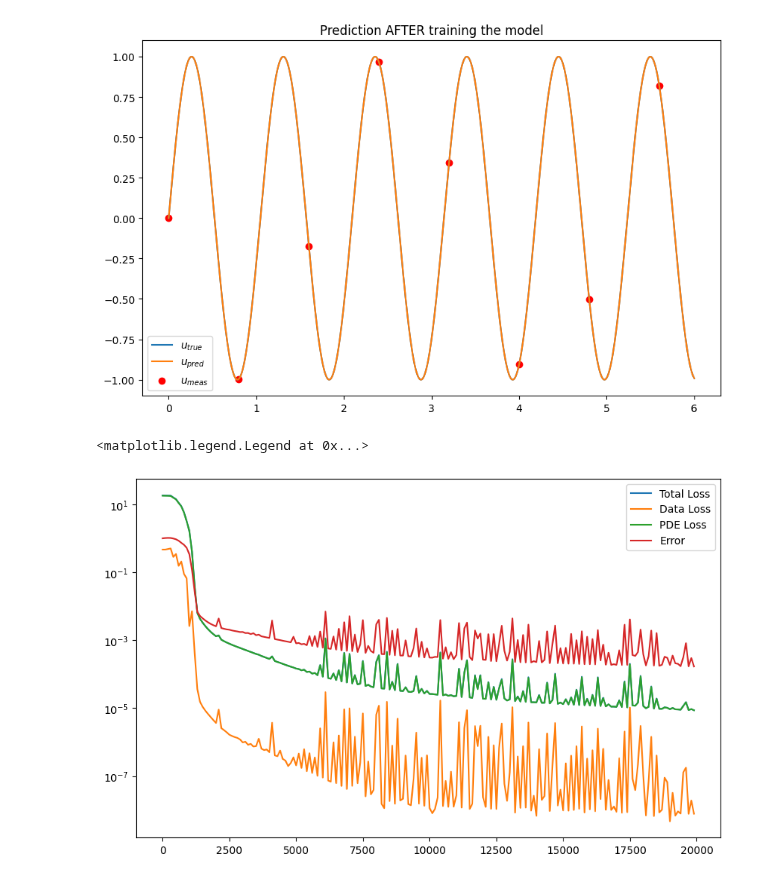
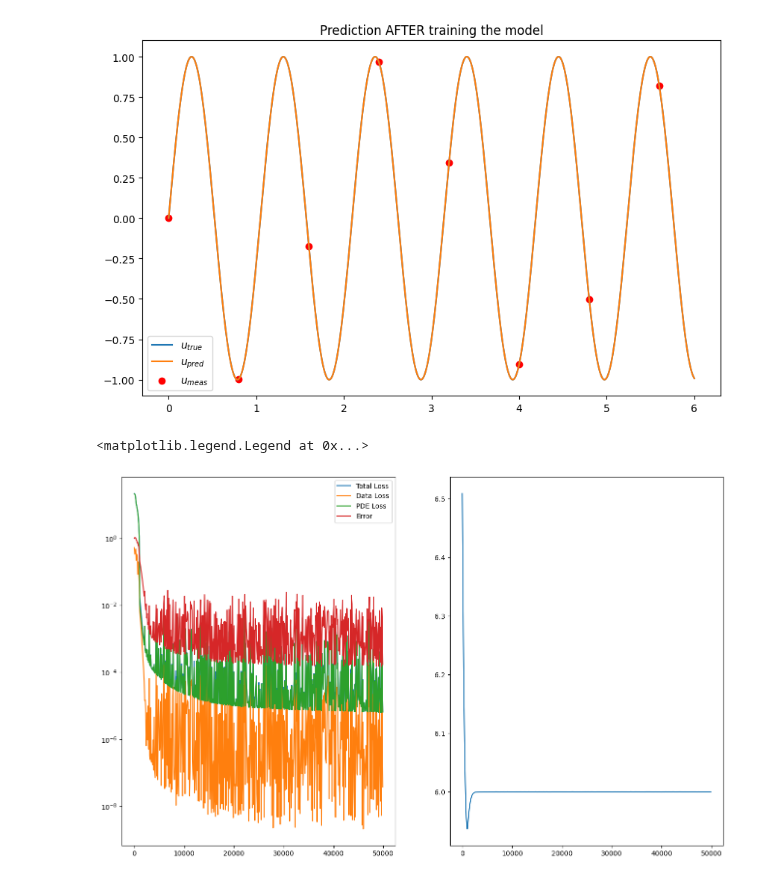
Before and after one commit to marcelogarret/projeto_mestrado, a Jupyter notebook: PINN_garret.ipynb, the cells around one changed output. Cells and saved outputs as stored; diff of their text form; code cells hidden in the pictures.

```diff
--- a/PINN_garret.ipynb
+++ b/PINN_garret.ipynb
@@ -50,8 +52,10 @@ The example was taken from https://arxiv.org/abs/2101.08366
 # %%
-x = np.linspace(0,6,1001)
+xmin, xmax = 0.0, 6.0
+
+x = np.linspace(xmin, xmax, 1001)
 
 # The spacing between the measurements is 0.8
-x_meas = np.arange(0,6,0.8)
+x_meas = np.arange(xmin, xmax, 0.8)
 n_meas = x_meas.shape[0]
 
 u_true = np.sin(6 * x)
@@ -204,7 +219,8 @@ Text(0.5, 1.0, 'Prediction BEFORE training the model')
 def train_step(state, batch):
     def pde_residual_fn(params, x):
         u_x = grad(state.apply_fn, argnums=1)(params, x)
-        res = u_x - 6. * jnp.cos(6. * x)
+        k = params["params"]["k"]
+        res = u_x - k * jnp.cos(k * x)
         return res
 
     # Define the loss function
@@ -238,21 +254,24 @@ data_loss_log = []
 pde_loss_log = []
 epoch_log = []
 error_log = []
+k_log = []
 
 # Since this is a very small example, we don't even need to create a fancy sampler for batching our dataset.
-train_batch = {'x': x_meas, 'u': u_meas, 'x_pde': jnp.linspace(0,6,101)}
+train_batch = {'x': x_meas, 'u': u_meas, 'x_pde': jnp.linspace(xmin, xmax, 101)}
 eval_batch = {'x': x, 'u': u_true}
 
-for epoch in range(20000):
+for epoch in range(50000):
+    # train_batch = next(batch_iterator)
     loss, state = train_step(state, train_batch)
     if epoch%100 == 0:
         l2_error = eval_step(state, eval_batch)
-
+        k = state.params["params"]["k"]
         epoch_log.append(epoch)
         total_loss_log.append(loss['total_loss'])
         data_loss_log.append(loss['data_loss'])
         pde_loss_log.append(loss['pde_loss'])
         error_log.append(l2_error)
+        k_log.append(k)
 
-        print(f"Epoch: {epoch} -- Total Loss: {loss['total_loss']}  -- Data Loss: {loss['data_loss']} -- PDE Loss: {loss['pde_loss']} -- Error: {l2_error}")
+        print(f"Epoch: {epoch} -- Total Loss: {loss['total_loss']}  -- Data Loss: {loss['data_loss']} -- PDE Loss: {loss['pde_loss']} -- Error: {l2_error} -- k: {k}")
 # %% [output]
@@ -289,15 +308,17 @@ ax.set_title('Prediction AFTER training the model')
 Text(0.5, 1.0, 'Prediction AFTER training the model')
 [figure]
 # %%
-fig, ax = plt.subplots(1,1, figsize=(10,10/1.618))
+fig, axs = plt.subplots(1, 2, figsize=(16, 16 / 1.618))
 
-ax.plot(epoch_log, total_loss_log, label='Total Loss')
-ax.plot(epoch_log, data_loss_log, label='Data Loss')
-ax.plot(epoch_log, pde_loss_log, label='PDE Loss')
-ax.plot(epoch_log, error_log, label='Error')
+axs[0].plot(epoch_log, total_loss_log, label="Total Loss")
+axs[0].plot(epoch_log, data_loss_log, label="Data Loss")
+axs[0].plot(epoch_log, pde_loss_log, label="PDE Loss")
+axs[0].plot(epoch_log, error_log, label="Error")
 
-ax.set_yscale('log')
-ax.legend()
+axs[1].plot(epoch_log, k_log)
+
+axs[0].set_yscale("log")
+axs[0].legend()
 # %% [output]
 <matplotlib.legend.Legend at 0x...>
-[figure, old version]
+[figure, new version]
```
Also changed, not shown: parts of 7 cells of this notebook.
